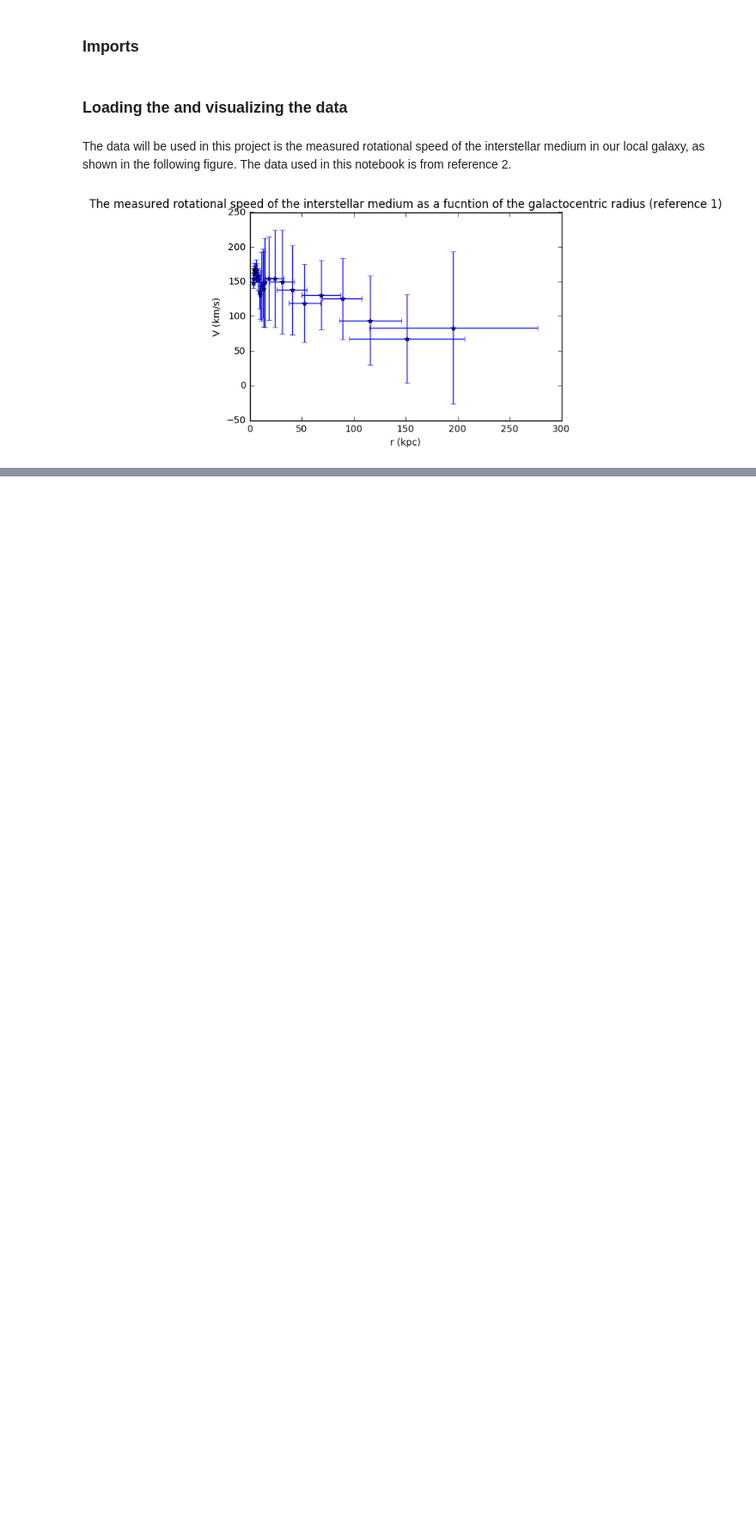
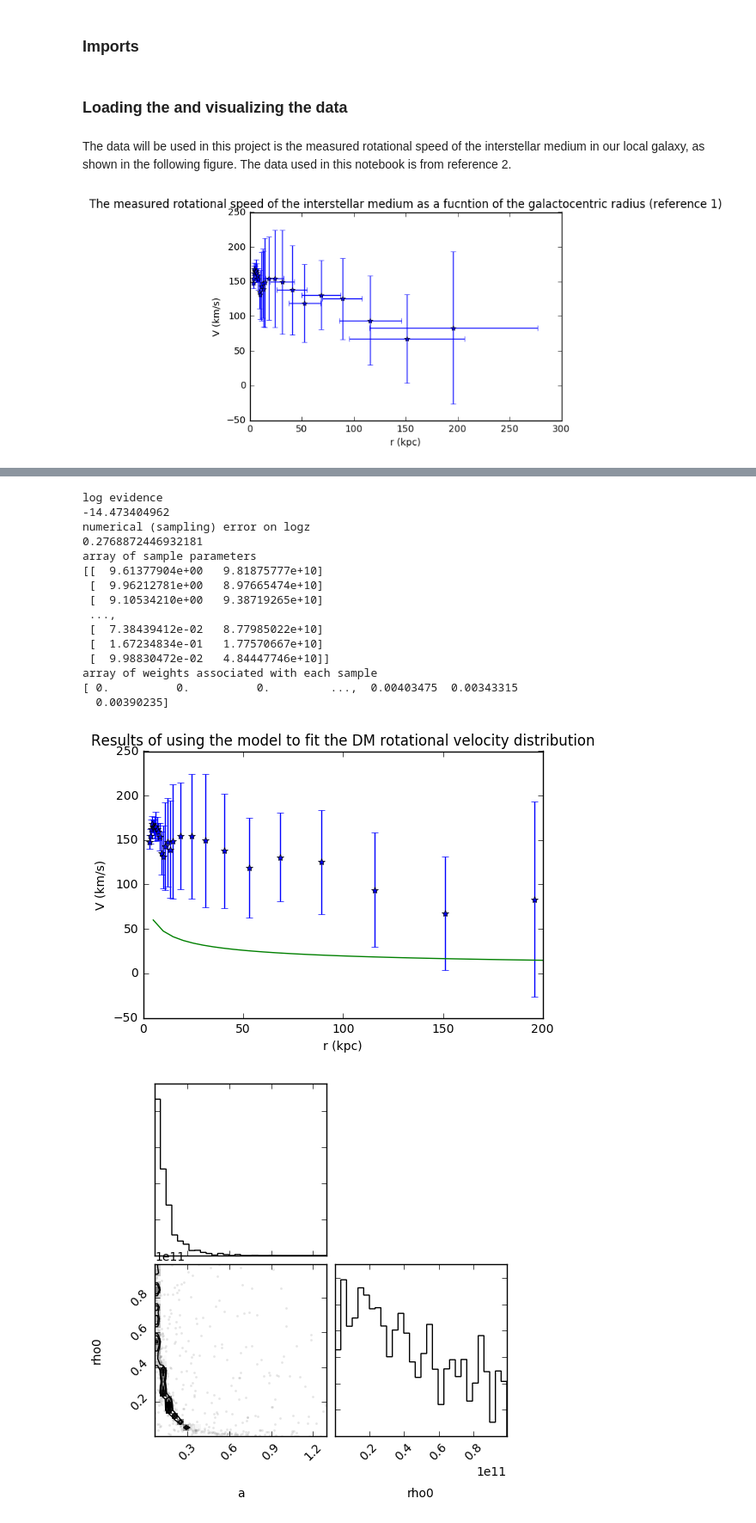
Before and after one commit to phys201/nsdmd, a Jupyter notebook: model.ipynb, the cells around one changed output, grey strips where cells are left out. Shown at 86% size. Saved outputs shown, nothing was run; the diff lists cells and outputs as text; code cells hidden in the pictures; blank space fills up the shorter version.

```diff
--- a/model.ipynb
+++ b/model.ipynb
@@ -454,0 +267,20 @@ By using the Nestle package, it will give us log evidence, numerical (sampling)
+# %%
+model.sample (model.loglike_ISO, model.prior_transform_ISO, 'DMdataref2.txt',[10,10e10])
+# %% [output]
+log evidence
+-14.473404962
+numerical (sampling) error on logz
+0.2768872446932181
+array of sample parameters
+[[  9.61377904e+00   9.81875777e+10]
+ [  9.96212781e+00   8.97665474e+10]
+ [  9.10534210e+00   9.38719265e+10]
+ ...,
+ [  7.38439412e-02   8.77985022e+10]
+ [  1.67234834e-01   1.77570667e+10]
+ [  9.98830472e-02   4.84447746e+10]]
+array of weights associated with each sample
+[ 0.          0.          0.         ...,  0.00403475  0.00343315
+  0.00390235]
+[figure, added]
+[figure, added]
```
Also changed, not shown: parts of 27 cells of this notebook, 9 other files.
